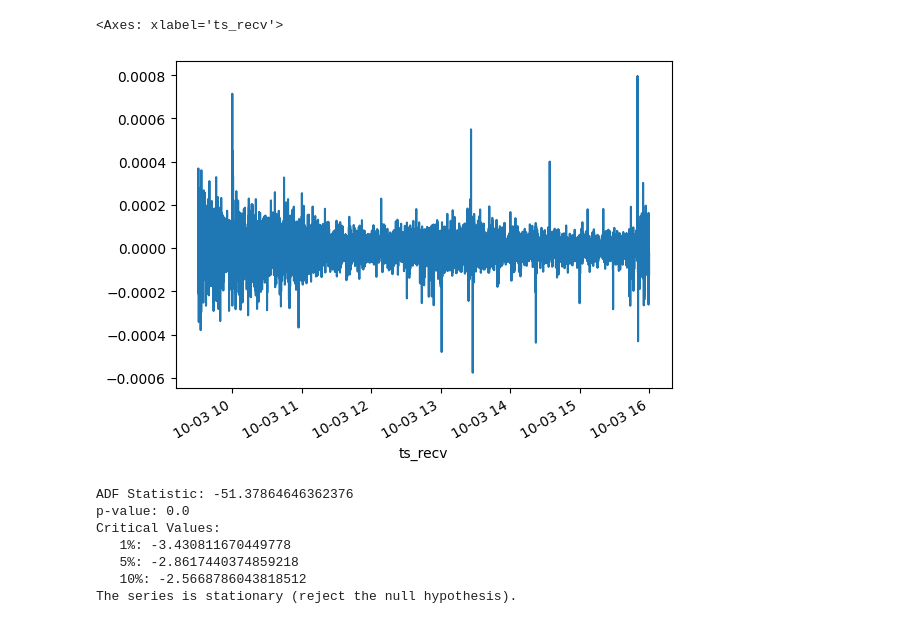
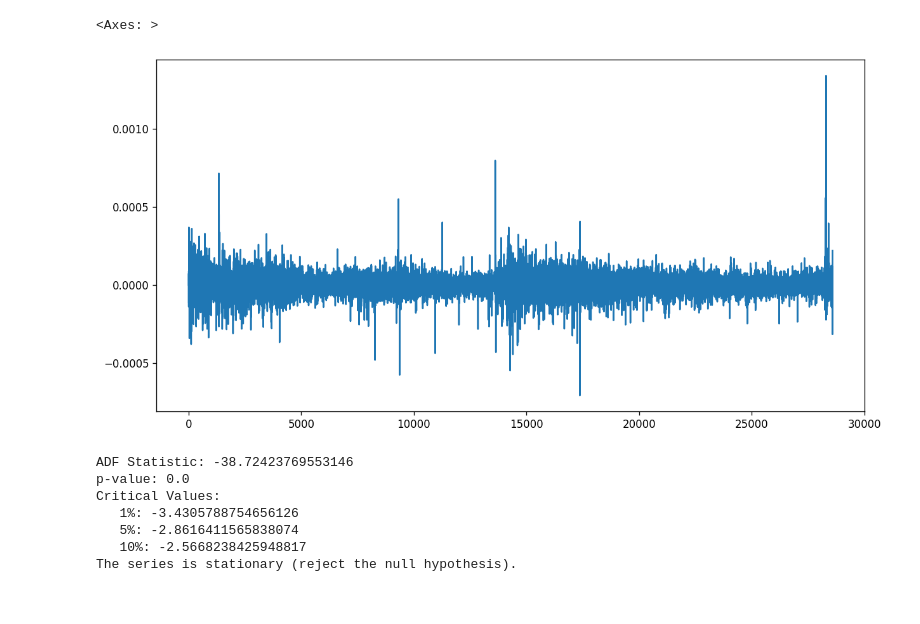
Before and after one commit to LiaoLaurent/Stock-Prediction-Deep-Learning, a Jupyter notebook: ARIMA_forecast.ipynb, the cells around one changed output. Saved outputs shown, nothing was run; the diff lists cells and outputs as text; code cells hidden in the pictures.

```diff
--- a/ARIMA_forecast.ipynb
+++ b/ARIMA_forecast.ipynb
@@ -11,7 +11,7 @@ tf.random.set_seed(0)
 pd.set_option('display.max_columns', None)
 # %%
 start_date = "2024-10-03"
-end_date = "2024-10-03"
+end_date = "2024-10-04"
 sampling_rate = "1s"
 # %%
 from data_preprocessing import process_and_combine_data
@@ -48,10 +48,12 @@ Index(['mid_price_first', 'mid_price_last', 'mid_price_high', 'mid_price_low',
 | 2024-10-03 09:30:34-04:00 | 225.435 | 225.435 | 225.450 | 225.420 | 225.436759 | 0.008973 | ... |
 # %%
 mean_mid_price_variations = all_data["mean_mid_price_variation"]
+mean_mid_price_variations = mean_mid_price_variations.reset_index(drop=True)
+
 mean_mid_price_variations.plot()
 # %% [output]
-<Axes: xlabel='ts_recv'>
+<Axes: >
-[figure, old version]
+[figure, new version]
 # %%
 from statsmodels.tsa.stattools import adfuller
 
@@ -71,10 +73,10 @@ if adf_result[1] < 0.05:
 else:
     print("The series is not stationary (fail to reject the null hypothesis).")
 # %% [output]
-ADF Statistic: -51.37864646362376
+ADF Statistic: -38.72423769553146
 p-value: 0.0
 Critical Values:
-   1%: -3.430811670449778
-   5%: -2.8617440374859218
-   10%: -2.5668786043818512
+   1%: -3.4305788754656126
+   5%: -2.8616411565838074
+   10%: -2.5668238425948817
 The series is stationary (reject the null hypothesis).
```
Also changed, not shown: parts of 2 cells of this notebook, 3 other files.
